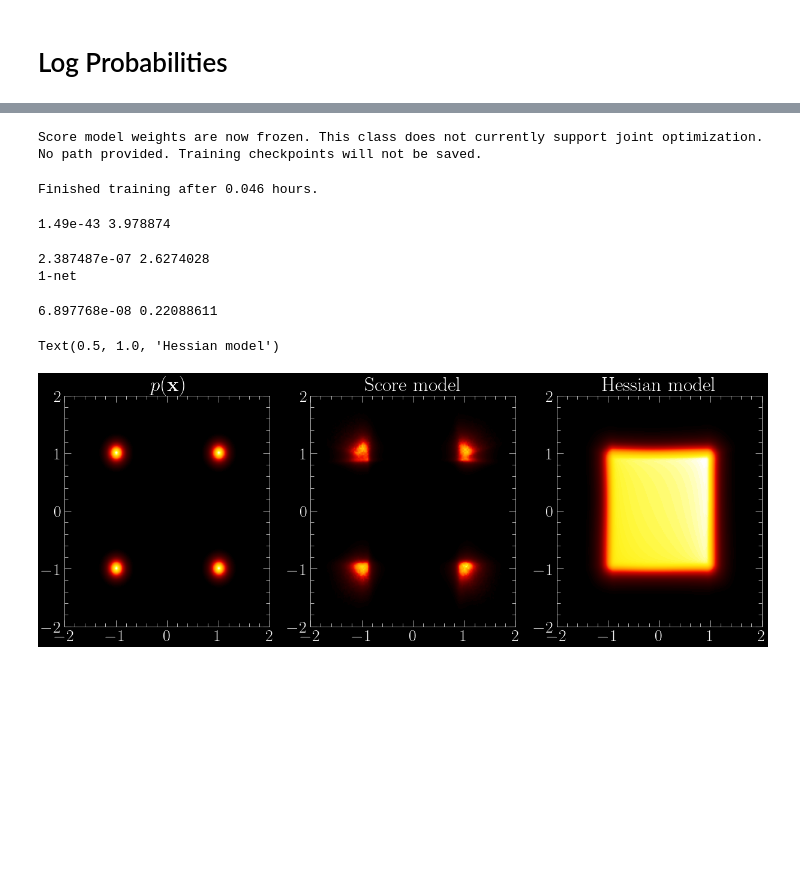
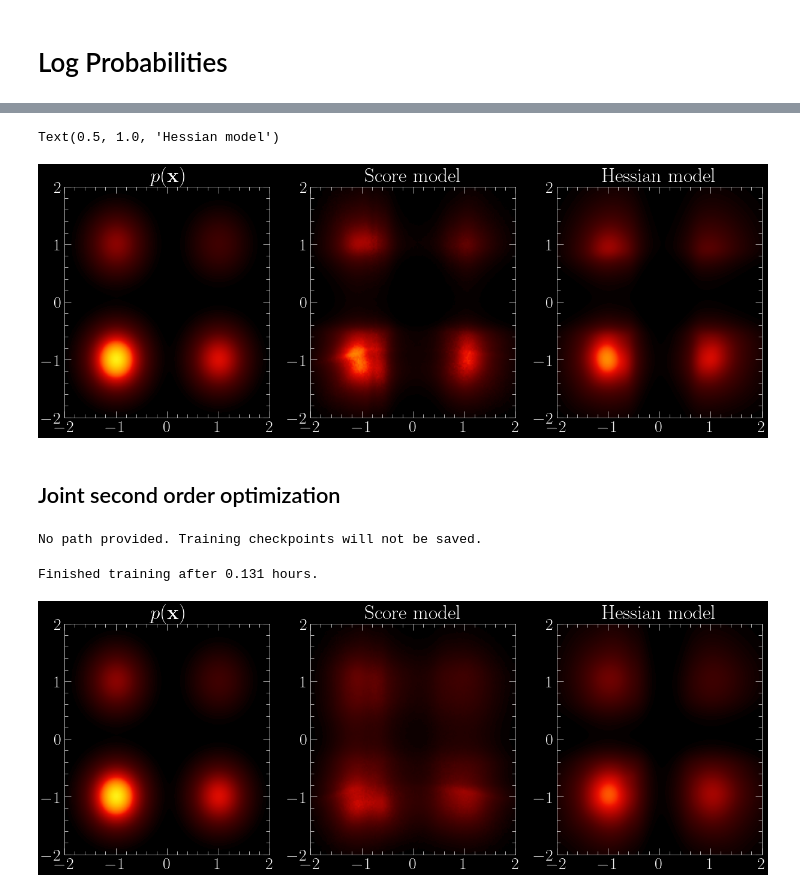
Before and after one commit to AlexandreAdam/score_models, a Jupyter notebook: notebooks/05-log_probabilities.ipynb, the cells around one changed output, grey strips where cells are left out. Saved outputs shown, nothing was run; the diff lists cells and outputs as text; code cells hidden in the pictures; blank space fills up the shorter version.

Commit message:
Joint training second order

```diff
--- a/notebooks/05-log_probabilities.ipynb
+++ b/notebooks/05-log_probabilities.ipynb
@@ -38,3 +43,5 @@ dataset = Dataset(distribution, B)
 # %%
-sbm.fit(dataset, epochs=20, lr=1e-3);
+hnet = MLP(2, width=100, layers=4)
+hdm = HessianDiagonal(sbm, hnet)
+hdm.fit(dataset, epochs=20, lr=1e-3);
 # %% [output]
@@ -44,5 +52,8 @@ Finished training after 0.036 hours.
 def logp(x):
     return distribution.log_prob(x)
 
-def score(x):
-    return vmap(grad(logp))(x)
+def sbm_logp(x):
+    return sbm.log_prob(x, steps=40)
+/
+def hessian_logp(x):
+    return hdm.log_prob(x, steps=40)
@@ -60,34 +60,61 @@ Text(0.5, 1.0, 'Learned score')
+# %%
+fig, axs = plt.subplots(1, 3, figsize=(15, 5))
+vmax = 1
+vmin = 0
+
+ax = axs[0]
+plot_density(logp, ax=ax, vmin=vmin, vmax=vmax)
+ax.set_title(r"$p(\mathbf{x})$")
+
+ax = axs[1]
+plot_density(sbm_logp, ax=ax, vmin=vmin, vmax=vmax)
+ax.set_title("Score model")
+
+ax = axs[2]
+plot_density(hessian_logp, ax=ax, vmin=vmin, vmax=vmax)
+ax.set_title("Hessian model");
+# %% [output]
+Text(0.5, 1.0, 'Hessian model')
+[figure, added]
+# %% [markdown]
+## Joint second order optimization
 # %%
+# Initialize SBM
+net = MLP(2, width=100, layers=4)
+sde = VESDE(sigma_min=1e-2, sigma_max=5)
+sbm = ScoreModel(net, sde)
+# Intialize HDM
 hnet = MLP(2, width=100, layers=4)
-hdm = HessianDiagonal(sbm, hnet, loss="meng")
-hdm.fit(dataset, epochs=20, lr=1e-3);
+hdm = HessianDiagonal(sbm, hnet, loss="joint", second_order_weight=0.5)
+# Jointly train SBM and HDM
+losses = hdm.fit(dataset, epochs=40, lr=1e-3);
 # %% [output]
-Score model weights are now frozen. This class does not currently support joint optimization.
 No path provided. Training checkpoints will not be saved.
-Finished training after 0.046 hours.
+Finished training after 0.131 hours.
+# %%
+def logp(x):
+    return distribution.log_prob(x)
+
+def sbm_logp(x):
+    return sbm.log_prob(x, steps=40)
+/
+def hessian_logp(x):
+    return hdm.log_prob(x, steps=40)
 # %%
 fig, axs = plt.subplots(1, 3, figsize=(15, 5))
-vmax = None
-vmin = None
-extent = (-2, 2, -2, 2)
+vmax = 1
+vmin = 0
 
 ax = axs[0]
-plot_density(distribution.log_prob, ax=ax, vmin=vmin, vmax=vmax)
+plot_density(logp, ax=ax, vmin=vmin, vmax=vmax)
 ax.set_title(r"$p(\mathbf{x})$")
 
 ax = axs[1]
-plot_density(lambda x: sbm.log_likelihood(x, steps=20), ax=ax, vmin=vmin, vmax=vmax)
+plot_density(sbm_logp, ax=ax, vmin=vmin, vmax=vmax)
 ax.set_title("Score model")
 
-# logp = lambda x: hdm(torch.ones(x.shape[0]) * 0.17, x).flatten(1).sum(1)
-logp = lambda x: hdm.log_likelihood(x, steps=100)
 ax = axs[2]
-plot_density(logp, ax=ax, vmin=vmin, vmax=vmax)
-ax.set_title("Hessian model")
+plot_density(hessian_logp, ax=ax, vmin=vmin, vmax=vmax)
+ax.set_title("Hessian model");
 # %% [output]
-1.49e-43 3.978874
-2.387487e-07 2.6274028
-1-net
-6.897768e-08 0.22088611
-Text(0.5, 1.0, 'Hessian model')
-[figure, old version]
+[figure, new version]
```
Also changed, not shown: parts of 11 cells of this notebook, 2 other files.
